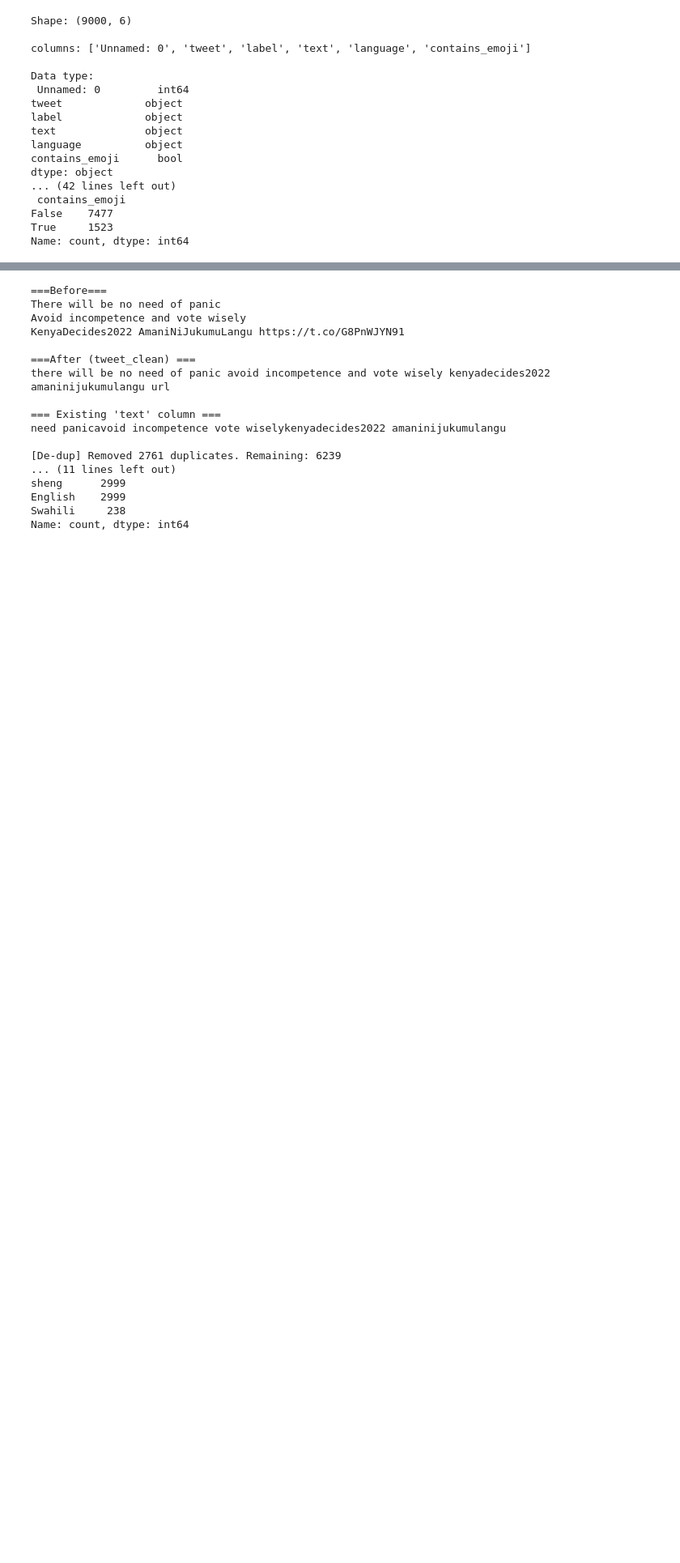
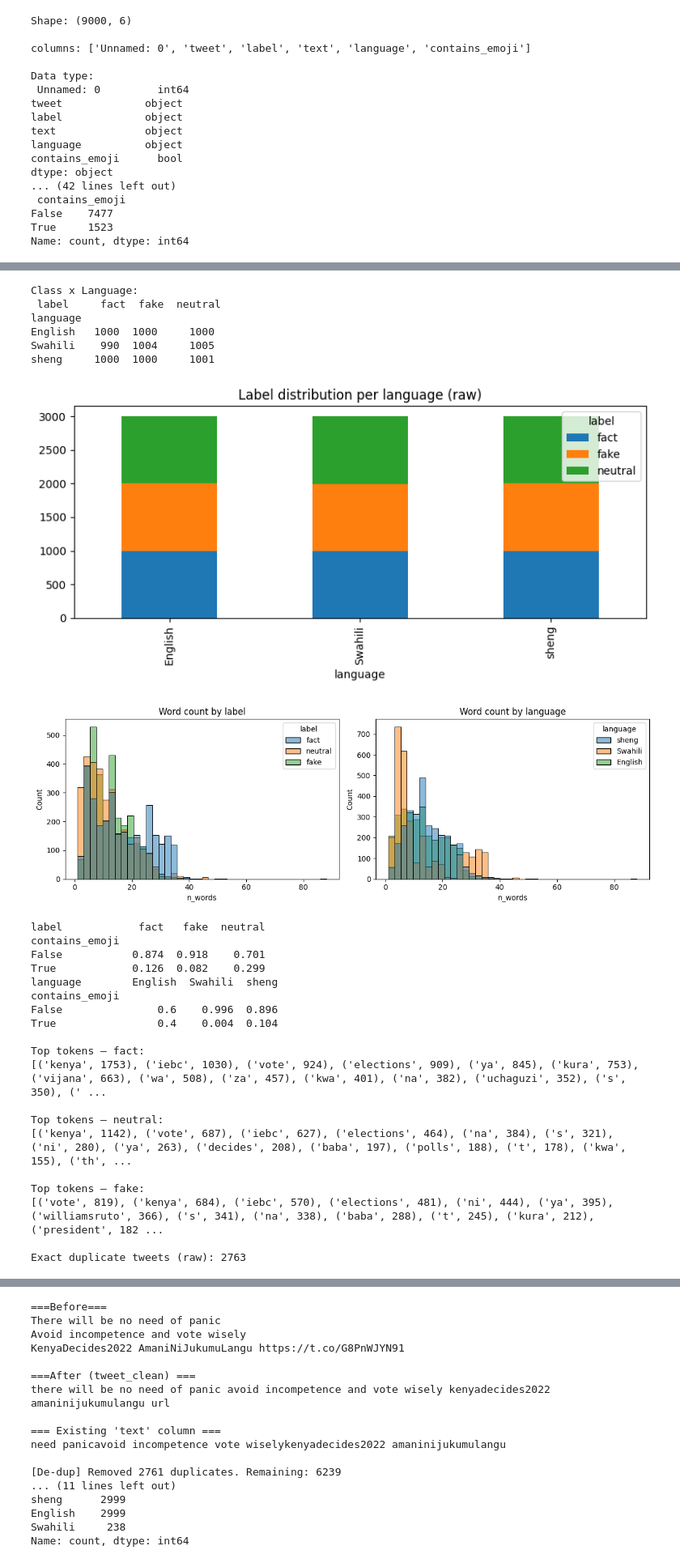
Before and after one commit to Githaigaa/SemProject_MLEngine, a Jupyter notebook: AfriBERTa_Base.ipynb, the cells around one changed output, grey strips where cells are left out. Shown at 81% size. Saved outputs shown, nothing was run; the diff lists cells and outputs as text; code cells hidden in the pictures; blank space fills up the shorter version.

```diff
--- a/AfriBERTa_Base.ipynb
+++ b/AfriBERTa_Base.ipynb
@@ -46 +50,70 @@ Name: count, dtype: int64
+# %%
+import matplotlib.pyplot as plt
+import seaborn as sns
+from collections import Counter
+
+#Class x Language contingency
+ct = pd.crosstab(df['language'], df['label'])
+print("Class x Language:\n", ct, "\n")
+ct.plot(kind='bar', stacked=True, figsize=(8,4))
+plt.title("Label distribution per language (raw)")
+plt.tight_layout(); plt.show()
+
+#Text length
+df['n_words'] = df['text'].fillna('').str.split().str.len()
+df['n_chars'] = df['text'].fillna('').str.len()
+
+fig, ax = plt.subplots(1, 2, figsize=(12,4))
+sns.histplot(data=df, x='n_words', hue='label', bins=40, ax=ax[0])
+ax[0].set_title("Word count by label")
+sns.histplot(data=df, x='n_words', hue='language', bins=40, ax=ax[1])
+ax[1].set_title("Word count by language")
+plt.tight_layout(); plt.show()
+
+#Emoji by class / language
+print(pd.crosstab(df['contains_emoji'], df['label'], normalize='columns').round(3))
+print(pd.crosstab(df['contains_emoji'], df['language'], normalize='columns').round(3))
+
+#Top tokens per class (after quick lowercase)
+def top_tokens(series, n=20):
+    c = Counter()
+    for t in series.fillna('').str.lower():
+        c.update(re.findall(r"[a-z']+", t))
+    return c.most_common(n)
+
+for lab in df['label'].unique():
+    print(f"\nTop tokens — {lab}:")
+    print(top_tokens(df.loc[df['label']==lab, 'text']))
+
+#Duplicate count (raw)
+print("\nExact duplicate tweets (raw):",
+      df.duplicated(subset=['tweet']).sum())
+# %% [output]
+Class x Language:
+ label     fact  fake  neutral
+language
+English   1000  1000     1000
+Swahili    990  1004     1005
+sheng     1000  1000     1001
+[figure, added]
+[figure, added]
+label            fact   fake  neutral
+contains_emoji
+False           0.874  0.918    0.701
+True            0.126  0.082    0.299
+language        English  Swahili  sheng
+contains_emoji
+False               0.6    0.996  0.896
+True                0.4    0.004  0.104
+
+Top tokens — fact:
+[('kenya', 1753), ('iebc', 1030), ('vote', 924), ('elections', 909), ('ya', 845), ('kura', 753), ('vijana', 663), ('wa', 508), ('za', 457), ('kwa', 401), ('na', 382), ('uchaguzi', 352), ('s', 350), (' ...
+
+Top tokens — neutral:
+[('kenya', 1142), ('vote', 687), ('iebc', 627), ('elections', 464), ('na', 384), ('s', 321), ('ni', 280), ('ya', 263), ('decides', 208), ('baba', 197), ('polls', 188), ('t', 178), ('kwa', 155), ('th', ...
+
+Top tokens — fake:
+[('vote', 819), ('kenya', 684), ('iebc', 570), ('elections', 481), ('ni', 444), ('ya', 395), ('williamsruto', 366), ('s', 341), ('na', 338), ('baba', 288), ('t', 245), ('kura', 212), ('president', 182 ...
+
+Exact duplicate tweets (raw): 2763
 # %% [markdown]
```
Also changed, not shown: parts of 10 cells of this notebook.
